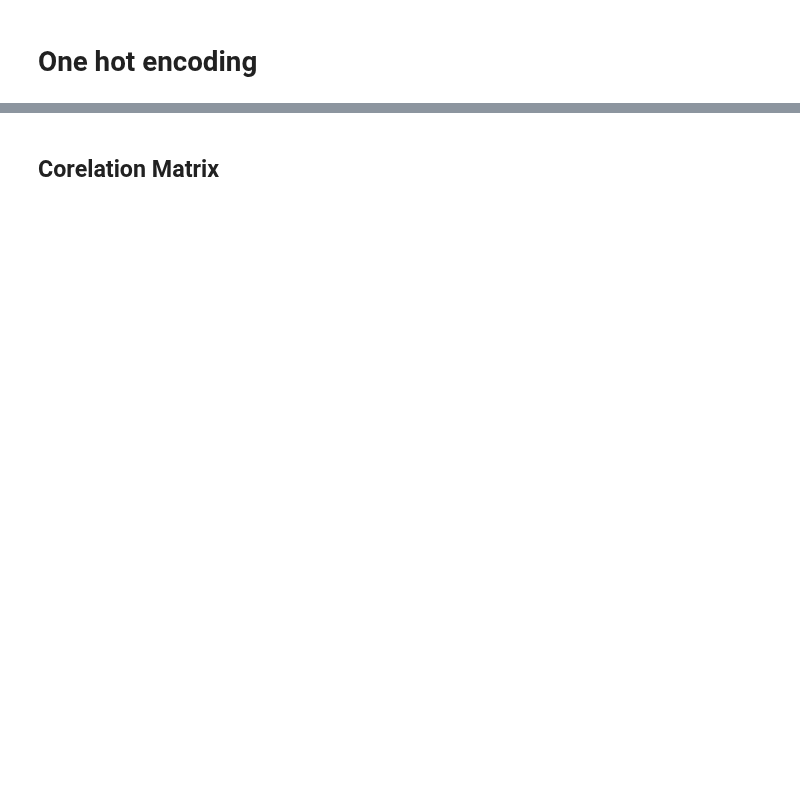
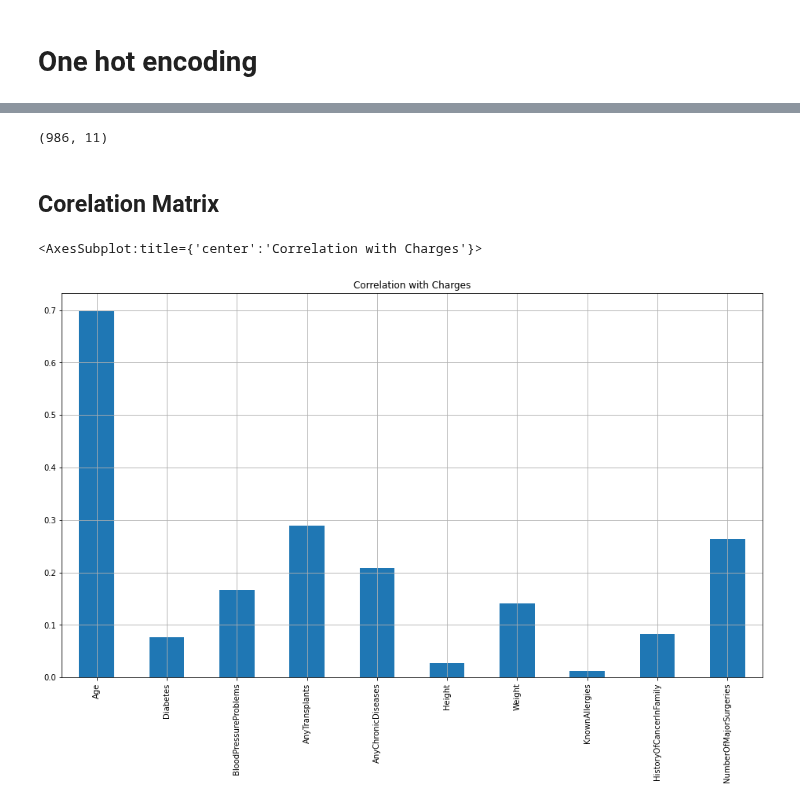
Before and after one commit to Twtamaris/machine_learning, a Jupyter notebook: medical_insurance/medical_insurance.ipynb, the cells around one changed output, grey strips where cells are left out. Saved outputs shown, nothing was run; the diff lists cells and outputs as text; code cells hidden in the pictures; blank space fills up the shorter version.

```diff
--- a/medical_insurance/medical_insurance.ipynb
+++ b/medical_insurance/medical_insurance.ipynb
@@ -8,7 +8,7 @@ import pandas as pd
 import matplotlib.pyplot as plt
 import seaborn as sns
 # %%
-dataset = pd.read_csv("")
+dataset = pd.read_csv("Medicalpremium.csv")
 # %% [markdown]
 ## Data Exploration
 # %%
@@ -58,11 +172,16 @@ dataset.head()
 # %%
 dataset.shape
+# %% [output]
+(986, 11)
 # %% [markdown]
 ## Corelation Matrix
 # %%
-dataset_2 = dataset.drop(columns='charges')
+dataset_2 = dataset.drop(columns='PremiumPrice')
 # %%
-dataset_2.corrwith(dataset.charges).plot_bar(
+dataset_2.corrwith(dataset.PremiumPrice).plot.bar(
     figsize=(16,9),
     title='Correlation with Charges', rot= 90, grid=True
 )
+# %% [output]
+<AxesSubplot:title={'center':'Correlation with Charges'}>
+[figure, added]
```
Also changed, not shown: parts of 36 cells of this notebook, 1 other file.
